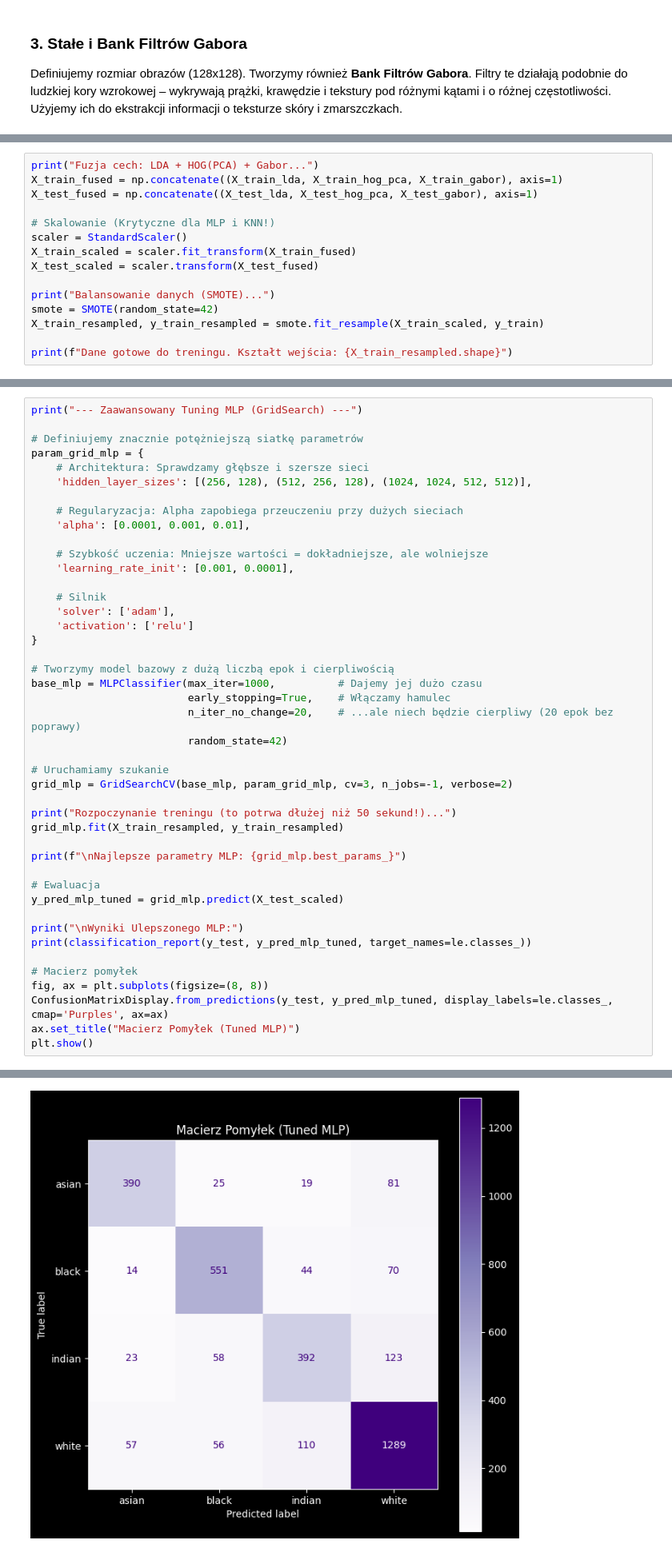
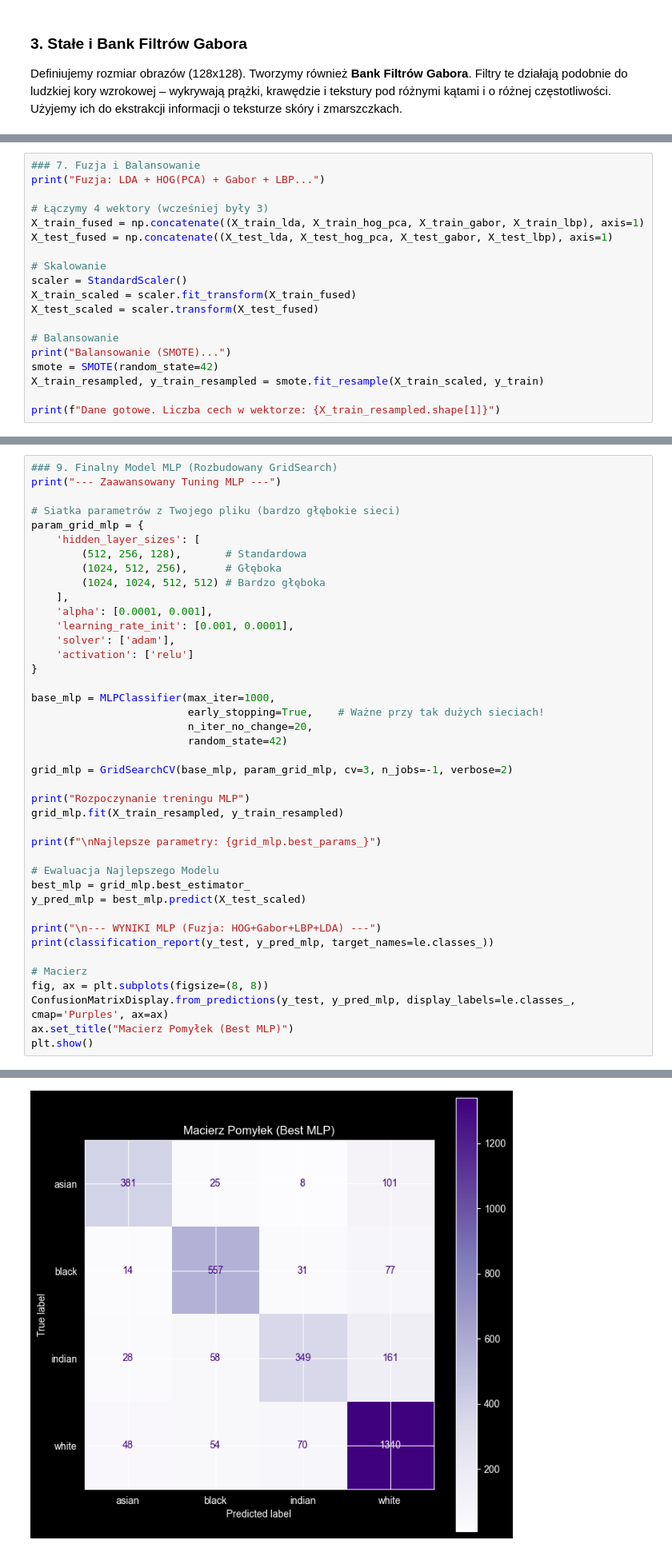
Before and after one commit to SetsunaF00/Rozpoznawanie_Twarzy, a Jupyter notebook: TwarzeV2.ipynb, the cells around one changed output, grey strips where cells are left out. Shown at 80% size. Drawn from its saved outputs; the diff is of its cells as text.

```diff
--- a/TwarzeV2.ipynb
+++ b/TwarzeV2.ipynb
@@ -304,16 +263,20 @@ Następnie skalujemy dane (StandardScaler) i używamy SMOTE, aby wyrównać licz
 # %%
-print("Fuzja cech: LDA + HOG(PCA) + Gabor...")
-X_train_fused = np.concatenate((X_train_lda, X_train_hog_pca, X_train_gabor), axis=1)
-X_test_fused = np.concatenate((X_test_lda, X_test_hog_pca, X_test_gabor), axis=1)
+### 7. Fuzja i Balansowanie
+print("Fuzja: LDA + HOG(PCA) + Gabor + LBP...")
 
-# Skalowanie (Krytyczne dla MLP i KNN!)
+# Łączymy 4 wektory (wcześniej były 3)
+X_train_fused = np.concatenate((X_train_lda, X_train_hog_pca, X_train_gabor, X_train_lbp), axis=1)
+X_test_fused = np.concatenate((X_test_lda, X_test_hog_pca, X_test_gabor, X_test_lbp), axis=1)
+
+# Skalowanie
 scaler = StandardScaler()
 X_train_scaled = scaler.fit_transform(X_train_fused)
 X_test_scaled = scaler.transform(X_test_fused)
 
-print("Balansowanie danych (SMOTE)...")
+# Balansowanie
+print("Balansowanie (SMOTE)...")
 smote = SMOTE(random_state=42)
 X_train_resampled, y_train_resampled = smote.fit_resample(X_train_scaled, y_train)
 
-print(f"Dane gotowe do treningu. Kształt wejścia: {X_train_resampled.shape}")
+print(f"Dane gotowe. Liczba cech w wektorze: {X_train_resampled.shape[1]}")
 # %% [output]
@@ -327,45 +389,42 @@ Wytrenujemy dwa modele na naszych ręcznie przygotowanych cechach:
 # %%
-print("--- Zaawansowany Tuning MLP (GridSearch) ---")
+### 9. Finalny Model MLP (Rozbudowany GridSearch)
+print("--- Zaawansowany Tuning MLP ---")
 
-# Definiujemy znacznie potężniejszą siatkę parametrów
+# Siatka parametrów z Twojego pliku (bardzo głębokie sieci)
 param_grid_mlp = {
-    # Architektura: Sprawdzamy głębsze i szersze sieci
-    'hidden_layer_sizes': [(256, 128), (512, 256, 128), (1024, 1024, 512, 512)],
-
-    # Regularyzacja: Alpha zapobiega przeuczeniu przy dużych sieciach
-    'alpha': [0.0001, 0.001, 0.01],
-
-    # Szybkość uczenia: Mniejsze wartości = dokładniejsze, ale wolniejsze
+    'hidden_layer_sizes': [
+        (512, 256, 128),       # Standardowa
+        (1024, 512, 256),      # Głęboka
+        (1024, 1024, 512, 512) # Bardzo głęboka
+    ],
+    'alpha': [0.0001, 0.001],
     'learning_rate_init': [0.001, 0.0001],
-
-    # Silnik
     'solver': ['adam'],
     'activation': ['relu']
 }
 
-# Tworzymy model bazowy z dużą liczbą epok i cierpliwością
-base_mlp = MLPClassifier(max_iter=1000,          # Dajemy jej dużo czasu
-                         early_stopping=True,    # Włączamy hamulec
-                         n_iter_no_change=20,    # ...ale niech będzie cierpliwy (20 epok bez poprawy)
+base_mlp = MLPClassifier(max_iter=1000,
+                         early_stopping=True,    # Ważne przy tak dużych sieciach!
+                         n_iter_no_change=20,
                          random_state=42)
 
-# Uruchamiamy szukanie
 grid_mlp = GridSearchCV(base_mlp, param_grid_mlp, cv=3, n_jobs=-1, verbose=2)
 
-print("Rozpoczynanie treningu (to potrwa dłużej niż 50 sekund!)...")
+print("Rozpoczynanie treningu MLP")
 grid_mlp.fit(X_train_resampled, y_train_resampled)
 
-print(f"\nNajlepsze parametry MLP: {grid_mlp.best_params_}")
+print(f"\nNajlepsze parametry: {grid_mlp.best_params_}")
 
-# Ewaluacja
-y_pred_mlp_tuned = grid_mlp.predict(X_test_scaled)
+# Ewaluacja Najlepszego Modelu
+best_mlp = grid_mlp.best_estimator_
+y_pred_mlp = best_mlp.predict(X_test_scaled)
 
-print("\nWyniki Ulepszonego MLP:")
-print(classification_report(y_test, y_pred_mlp_tuned, target_names=le.classes_))
+print("\n--- WYNIKI MLP (Fuzja: HOG+Gabor+LBP+LDA) ---")
+print(classification_report(y_test, y_pred_mlp, target_names=le.classes_))
 
-# Macierz pomyłek
+# Macierz
 fig, ax = plt.subplots(figsize=(8, 8))
-ConfusionMatrixDisplay.from_predictions(y_test, y_pred_mlp_tuned, display_labels=le.classes_, cmap='Purples', ax=ax)
-ax.set_title("Macierz Pomyłek (Tuned MLP)")
+ConfusionMatrixDisplay.from_predictions(y_test, y_pred_mlp, display_labels=le.classes_, cmap='Purples', ax=ax)
+ax.set_title("Macierz Pomyłek (Best MLP)")
 plt.show()
 # %% [output]
@@ -389 +448 @@ weighted avg       0.79      0.79      0.79      3302
-[figure, old version]
+[figure, new version]
```
Also changed, not shown: parts of 16 cells of this notebook.
